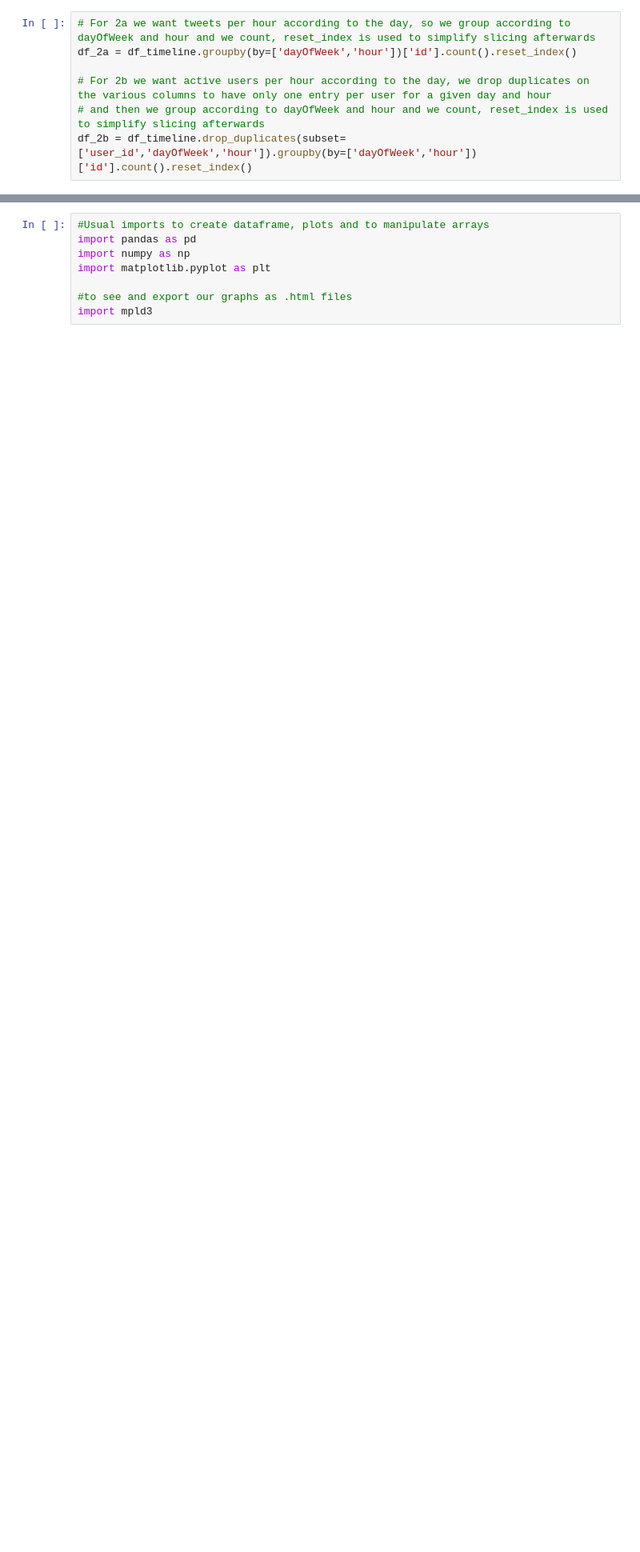
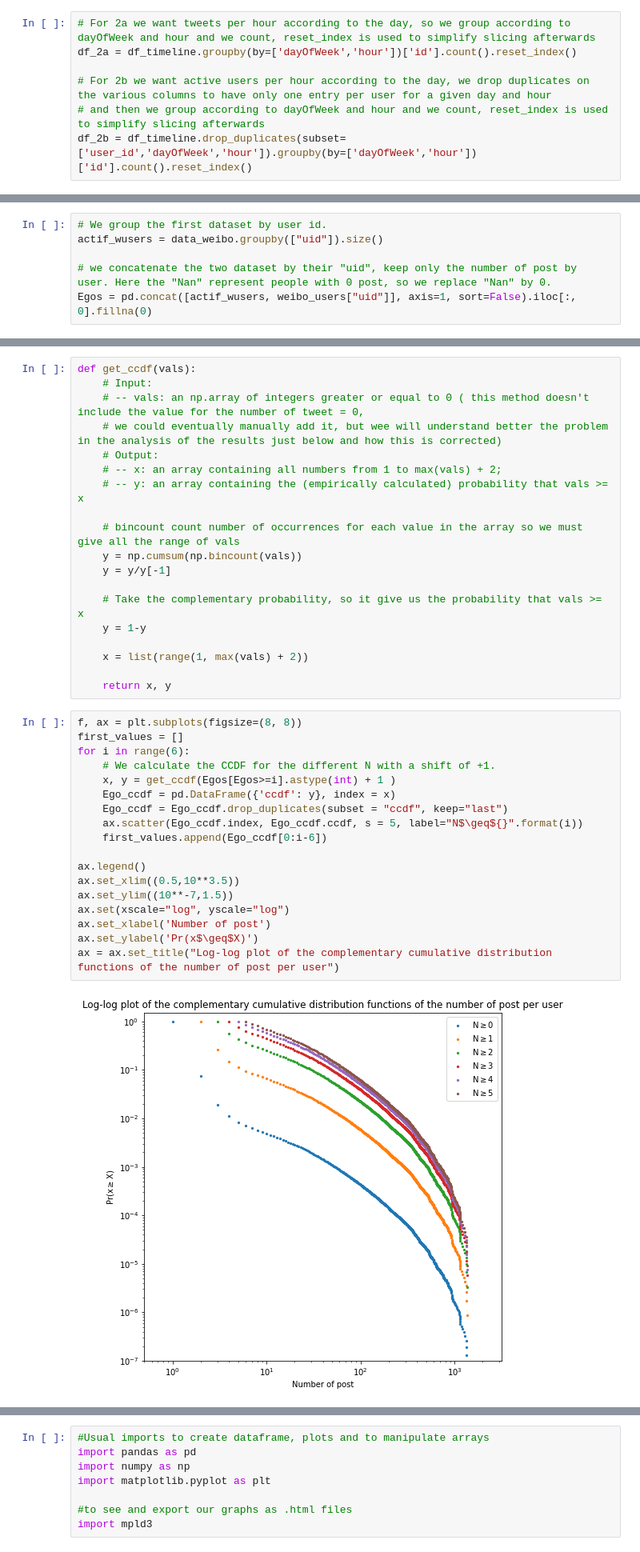
Before and after one commit to epfl-ada/ada-2020-project-milestone-p3-p3_adatada, a Jupyter notebook: creative_extension.ipynb, the cells around one changed output, grey strips where cells are left out. Shown at 80% size. Saved outputs shown, nothing was run; the diff lists cells and outputs as text; blank space fills up the shorter version.

```diff
--- a/creative_extension.ipynb
+++ b/creative_extension.ipynb
@@ -706,0 +711,6 @@ plt.show()
+# %%
+# We group the first dataset by user id.
+actif_wusers = data_weibo.groupby(["uid"]).size()
+
+# we concatenate the two dataset by their "uid", keep only the number of post by user. Here the "Nan" represent people with 0 post, so we replace "Nan" by 0.
+Egos = pd.concat([actif_wusers, weibo_users["uid"]], axis=1, sort=False).iloc[:, 0].fillna(0)
@@ -706,0 +719,39 @@ plt.show()
+# %%
+def get_ccdf(vals):
+    # Input:
+    # -- vals: an np.array of integers greater or equal to 0 ( this method doesn't include the value for the number of tweet = 0,
+    # we could eventually manually add it, but wee will understand better the problem in the analysis of the results just below and how this is corrected)
+    # Output:
+    # -- x: an array containing all numbers from 1 to max(vals) + 2;
+    # -- y: an array containing the (empirically calculated) probability that vals >= x
+
+    # bincount count number of occurrences for each value in the array so we must give all the range of vals
+    y = np.cumsum(np.bincount(vals))
+    y = y/y[-1]
+
+    # Take the complementary probability, so it give us the probability that vals >= x
+    y = 1-y
+
+    x = list(range(1, max(vals) + 2))
+
+    return x, y
+# %%
+f, ax = plt.subplots(figsize=(8, 8))
+first_values = []
+for i in range(6):
+    # We calculate the CCDF for the different N with a shift of +1.
+    x, y = get_ccdf(Egos[Egos>=i].astype(int) + 1 )
+    Ego_ccdf = pd.DataFrame({'ccdf': y}, index = x)
+    Ego_ccdf = Ego_ccdf.drop_duplicates(subset = "ccdf", keep="last")
+    ax.scatter(Ego_ccdf.index, Ego_ccdf.ccdf, s = 5, label="N$\geq${}".format(i))
+    first_values.append(Ego_ccdf[0:i-6])
+
+ax.legend()
+ax.set_xlim((0.5,10**3.5))
+ax.set_ylim((10**-7,1.5))
+ax.set(xscale="log", yscale="log")
+ax.set_xlabel('Number of post')
+ax.set_ylabel('Pr(x$\geq$X)')
+ax = ax.set_title("Log-log plot of the complementary cumulative distribution functions of the number of post per user")
+# %% [output]
+[figure, added]
```
Also changed, not shown: parts of 53 cells of this notebook, 13 other files.
